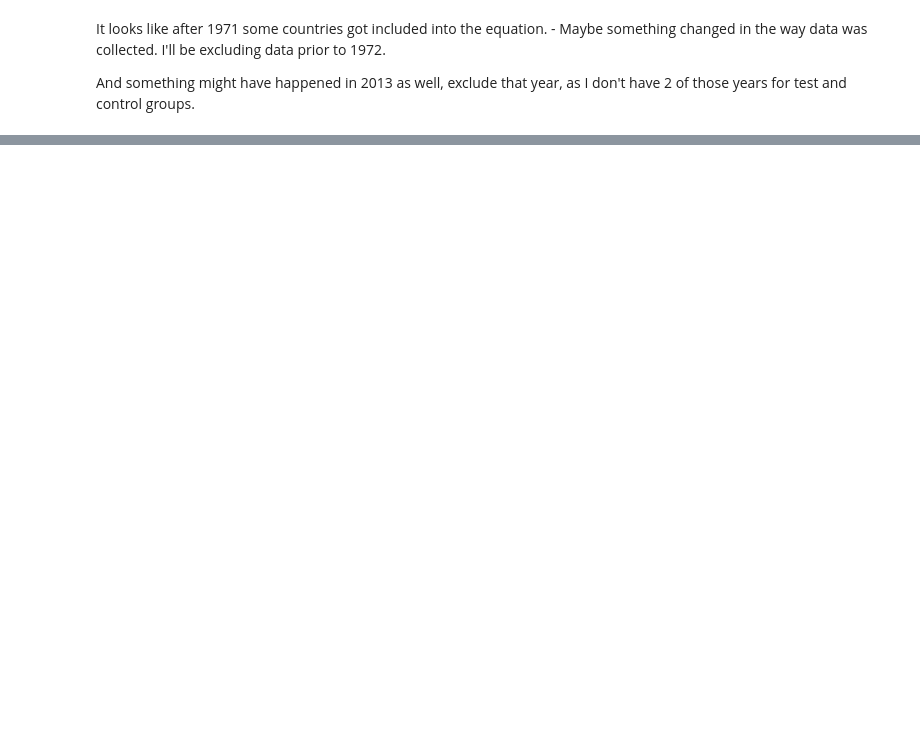
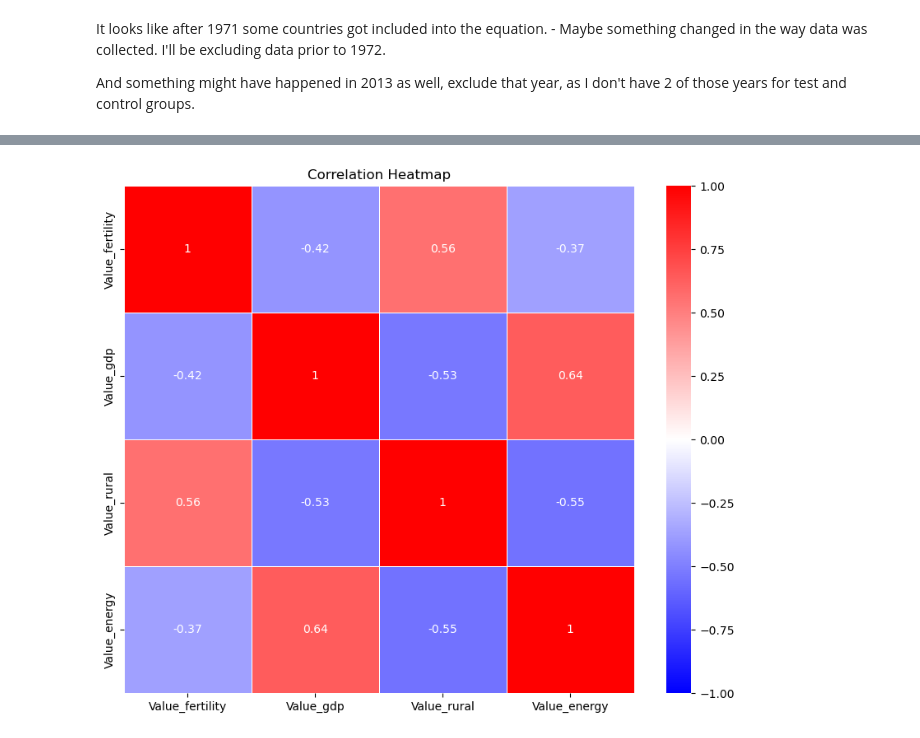
Before and after one commit to marianambc/PythonExercises, a Jupyter notebook: Project_2.ipynb, the cells around one changed output, grey strips where cells are left out. Drawn from its saved outputs; the diff is of its cells as text; code cells hidden in the pictures; blank space fills up the shorter version.

```diff
--- a/Project_2.ipynb
+++ b/Project_2.ipynb
@@ -327,3 +358,9 @@ plt.show()
 # Exclude here some data in time (prior to 1972 and after 2012).
 
 dataForMod = dataIn[(dataIn['Year'] >=1971) & (dataIn['Year'] < 2013)]
+
+
+# Data in format for correlation
+dataForModRelevantColumns = dataForMod[['Value_fertility', 'Value_gdp', 'Value_rural', 'Value_energy']]
+
+dataForModRelevantColumns
@@ -330,18 +381,20 @@ dataForMod = dataIn[(dataIn['Year'] >=1971) & (dataIn['Year'] < 2013)]
 # %%
 # Step 2.B - Check the correlation between inputs
 # Test the correlation with a heatmap visulization
 
-# Assuming 'df' is your DataFrame with numeric columns
-correlation_matrix = dataForMod.corr()
+# Assuming 'dataForMod' is your DataFrame with numeric columns
+correlation_matrix = dataForModRelevantColumns.corr()
 
 # Create a heatmap to visualize the correlation matrix
 plt.figure(figsize=(10, 8))
 sns.heatmap(correlation_matrix, annot=True, cmap='bwr', linewidths=0.5, vmin=-1, vmax=1)
 plt.title('Correlation Heatmap')
 
 # plt.savefig('correlation_heatmap.png', format='png')
 
 plt.show()
+# %% [output]
+[figure, added]
 # %%
 # Use all odd years for the fit and all even years for the test:
 
```
Also changed, not shown: parts of 34 cells of this notebook, 1 other file.
